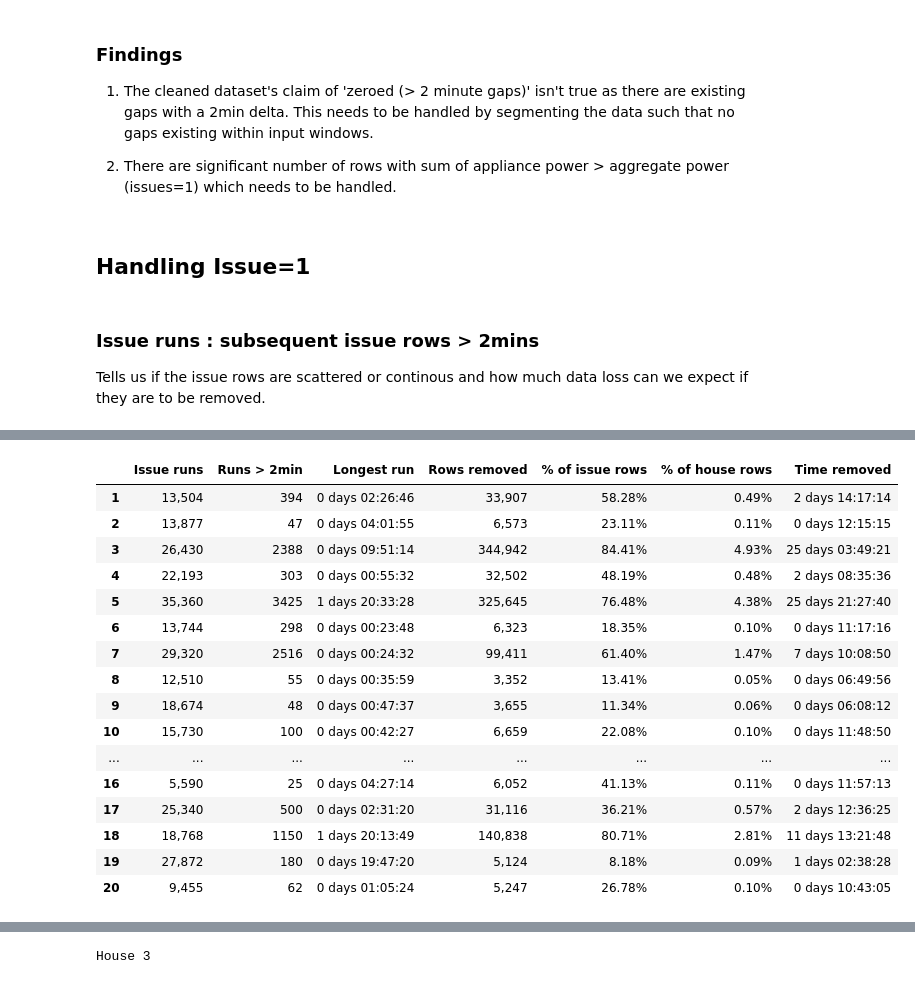
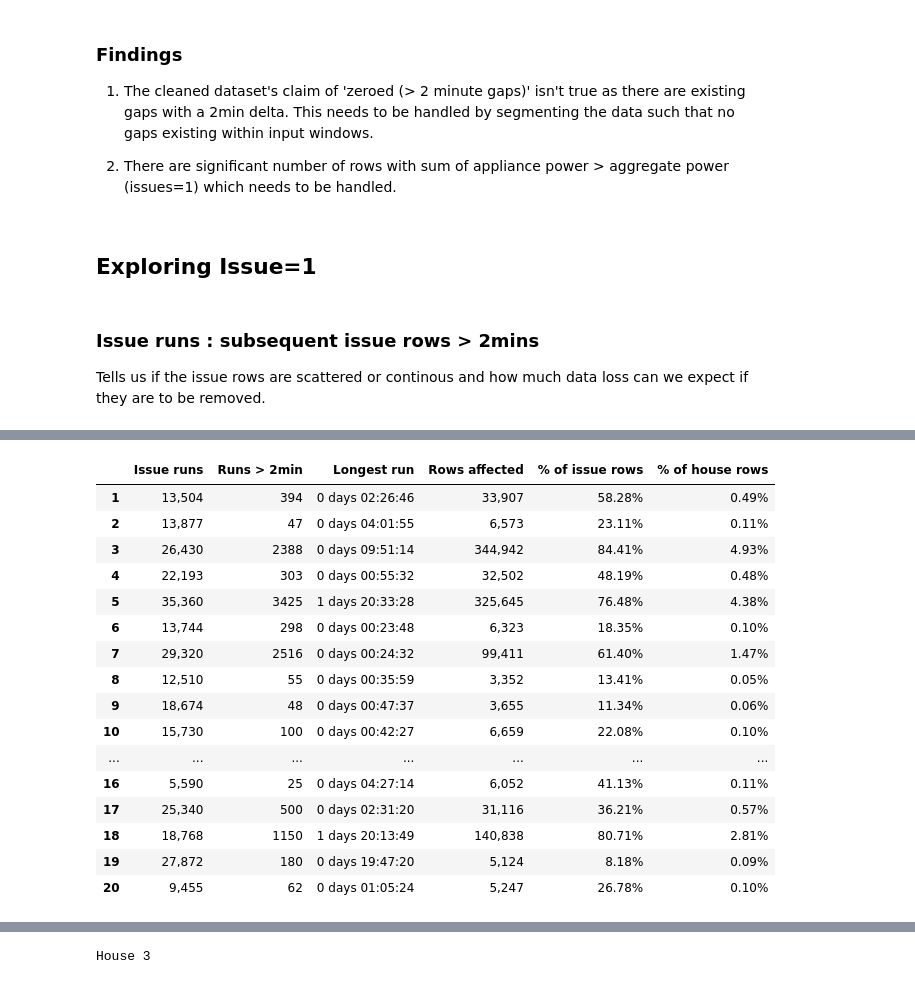
Before and after one commit to rulezcasa/nilm-moment, a Jupyter notebook: EDA.ipynb, the cells around one changed output, grey strips where cells are left out. Drawn from its saved outputs; the diff is of its cells as text; code cells hidden in the pictures.

Commit message:
issue handling strategy complete

```diff
--- a/EDA.ipynb
+++ b/EDA.ipynb
@@ -156,7 +160,7 @@ Gaps > 0 days 00:02:00: 288  (longest: 14 days 16:17:32, total missing time: 46
 
 2. There are significant number of rows with sum of appliance power > aggregate power (issues=1) which needs to be handled.
 # %% [markdown]
-## Handling Issue=1
+## Exploring Issue=1
 # %% [markdown]
 ### Issue runs : subsequent issue rows > 2mins
 
@@ -166,47 +170,46 @@ def issue_runs(house_data, gap_threshold=pd.Timedelta("2min")):
     time = house_data["Time"]
     is_issue = house_data["Issues"] == 1
 
-    # A new run starts when Issues flips, or when a >2min time gap breaks the stretch
-    # (a gap already ends the segment, so it shouldn't stretch a run's duration)
+    # A new run starts when Issues flips, or when a >2min time gap
     new_run = (is_issue != is_issue.shift()) | (time.diff() > gap_threshold)
-    run_id = new_run.cumsum()
+    run_id = new_run.cumsum() #Cumsum adds previous value to the current value, since we have values 0 or 1, every switch increments it giving run_id
 
-    runs = (house_data[is_issue]
-            .groupby(run_id[is_issue])["Time"]
-            .agg(start="min", end="max", rows="size"))
-    runs["duration"] = runs["end"] - runs["start"]
-    return runs
+    runs = (house_data[is_issue] #Pulls data only where issues=1
+            .groupby(run_id[is_issue])["Time"] #group runs by run id
+            .agg(start="min", end="max", rows="size")) # Pull start as min timestamp, end as maximum timestamp and no of rows in this run as size
+    runs["duration"] = runs["end"] - runs["start"] # calculate duration as end-start
+    return runs, run_id
 
 
 LONG_RUN = pd.Timedelta("2min")
 
 rows = {}
+long_runs_map = {}  # house_id -> (long_runs, run_id), reused when profiling the exception houses
 for house_id, house_data in house_data_map.items():
     if house_id in (11, 21):  # solar houses, dropped
         continue
-    runs = issue_runs(house_data)
-    long_runs = runs[runs["duration"] > LONG_RUN]
+    runs, run_id = issue_runs(house_data)
+    long_runs = runs[runs["duration"] > LONG_RUN] # retrieve long_runs separately
+    long_runs_map[house_id] = (long_runs, run_id)
     rows[house_id] = {
         "Issue runs": len(runs),
         "Runs > 2min": len(long_runs),
         "Longest run": runs["duration"].max(),
-        "Rows removed": int(long_runs["rows"].sum()),
+        "Rows affected": int(long_runs["rows"].sum()),
         "% of issue rows": long_runs["rows"].sum() / runs["rows"].sum(),
         "% of house rows": long_runs["rows"].sum() / len(house_data),
-        "Time removed": long_runs["duration"].sum(),
     }
 
-long_run_summary = pd.DataFrame.from_dict(rows, orient="index")
+long_run_summary = pd.DataFrame.from_dict(rows, orient="index") # Build dataframe, orient="index" uses dict keys as col names
 
 total_rows = sum(len(house_data_map[h]) for h in long_run_summary.index)
 total_issue_rows = sum(int((house_data_map[h]["Issues"] == 1).sum()) for h in long_run_summary.index)
 print(f"Total runs > 2min: {long_run_summary['Runs > 2min'].sum():,}")
-print(f"Total rows removed: {long_run_summary['Rows removed'].sum():,} "
-      f"({long_run_summary['Rows removed'].sum() / total_issue_rows:.2%} of issue rows, "
-      f"{long_run_summary['Rows removed'].sum() / total_rows:.2%} of all rows)")
-print(f"Total time removed: {long_run_summary['Time removed'].sum()}")
+print(f"Total rows affected: {long_run_summary['Rows affected'].sum():,} "
+      f"({long_run_summary['Rows affected'].sum() / total_issue_rows:.2%} of issue rows, "
+      f"{long_run_summary['Rows affected'].sum() / total_rows:.2%} of all rows)")
 
 long_run_summary.style.format({"% of issue rows": "{:.2%}", "% of house rows": "{:.2%}",
-                               "Rows removed": "{:,}", "Issue runs": "{:,}"})
+                               "Rows affected": "{:,}", "Issue runs": "{:,}"})
 # %% [output]
 Total runs > 2min: 12,440
@@ -215,17 +217,17 @@ Total time removed: 89 days 01:11:28
-|  | Issue runs | Runs > 2min | Longest run | Rows removed | % of issue rows | % of house rows | Time removed |
-| 1 | 13,504 | 394 | 0 days 02:26:46 | 33,907 | 58.28% | 0.49% | 2 days 14:17:14 |
-| 2 | 13,877 | 47 | 0 days 04:01:55 | 6,573 | 23.11% | 0.11% | 0 days 12:15:15 |
-| 3 | 26,430 | 2388 | 0 days 09:51:14 | 344,942 | 84.41% | 4.93% | 25 days 03:49:21 |
-| 4 | 22,193 | 303 | 0 days 00:55:32 | 32,502 | 48.19% | 0.48% | 2 days 08:35:36 |
-| 5 | 35,360 | 3425 | 1 days 20:33:28 | 325,645 | 76.48% | 4.38% | 25 days 21:27:40 |
-| 6 | 13,744 | 298 | 0 days 00:23:48 | 6,323 | 18.35% | 0.10% | 0 days 11:17:16 |
-| 7 | 29,320 | 2516 | 0 days 00:24:32 | 99,411 | 61.40% | 1.47% | 7 days 10:08:50 |
-| 8 | 12,510 | 55 | 0 days 00:35:59 | 3,352 | 13.41% | 0.05% | 0 days 06:49:56 |
-| 9 | 18,674 | 48 | 0 days 00:47:37 | 3,655 | 11.34% | 0.06% | 0 days 06:08:12 |
-| 10 | 15,730 | 100 | 0 days 00:42:27 | 6,659 | 22.08% | 0.10% | 0 days 11:48:50 |
-| ... | ... | ... | ... | ... | ... | ... | ... |
-| 16 | 5,590 | 25 | 0 days 04:27:14 | 6,052 | 41.13% | 0.11% | 0 days 11:57:13 |
-| 17 | 25,340 | 500 | 0 days 02:31:20 | 31,116 | 36.21% | 0.57% | 2 days 12:36:25 |
-| 18 | 18,768 | 1150 | 1 days 20:13:49 | 140,838 | 80.71% | 2.81% | 11 days 13:21:48 |
-| 19 | 27,872 | 180 | 0 days 19:47:20 | 5,124 | 8.18% | 0.09% | 1 days 02:38:28 |
-| 20 | 9,455 | 62 | 0 days 01:05:24 | 5,247 | 26.78% | 0.10% | 0 days 10:43:05 |
+|  | Issue runs | Runs > 2min | Longest run | Rows affected | % of issue rows | % of house rows |
+| 1 | 13,504 | 394 | 0 days 02:26:46 | 33,907 | 58.28% | 0.49% |
+| 2 | 13,877 | 47 | 0 days 04:01:55 | 6,573 | 23.11% | 0.11% |
+| 3 | 26,430 | 2388 | 0 days 09:51:14 | 344,942 | 84.41% | 4.93% |
+| 4 | 22,193 | 303 | 0 days 00:55:32 | 32,502 | 48.19% | 0.48% |
+| 5 | 35,360 | 3425 | 1 days 20:33:28 | 325,645 | 76.48% | 4.38% |
+| 6 | 13,744 | 298 | 0 days 00:23:48 | 6,323 | 18.35% | 0.10% |
+| 7 | 29,320 | 2516 | 0 days 00:24:32 | 99,411 | 61.40% | 1.47% |
+| 8 | 12,510 | 55 | 0 days 00:35:59 | 3,352 | 13.41% | 0.05% |
+| 9 | 18,674 | 48 | 0 days 00:47:37 | 3,655 | 11.34% | 0.06% |
+| 10 | 15,730 | 100 | 0 days 00:42:27 | 6,659 | 22.08% | 0.10% |
+| ... | ... | ... | ... | ... | ... | ... |
+| 16 | 5,590 | 25 | 0 days 04:27:14 | 6,052 | 41.13% | 0.11% |
+| 17 | 25,340 | 500 | 0 days 02:31:20 | 31,116 | 36.21% | 0.57% |
+| 18 | 18,768 | 1150 | 1 days 20:13:49 | 140,838 | 80.71% | 2.81% |
+| 19 | 27,872 | 180 | 0 days 19:47:20 | 5,124 | 8.18% | 0.09% |
+| 20 | 9,455 | 62 | 0 days 01:05:24 | 5,247 | 26.78% | 0.10% |
```
Also changed, not shown: parts of 15 cells of this notebook.
